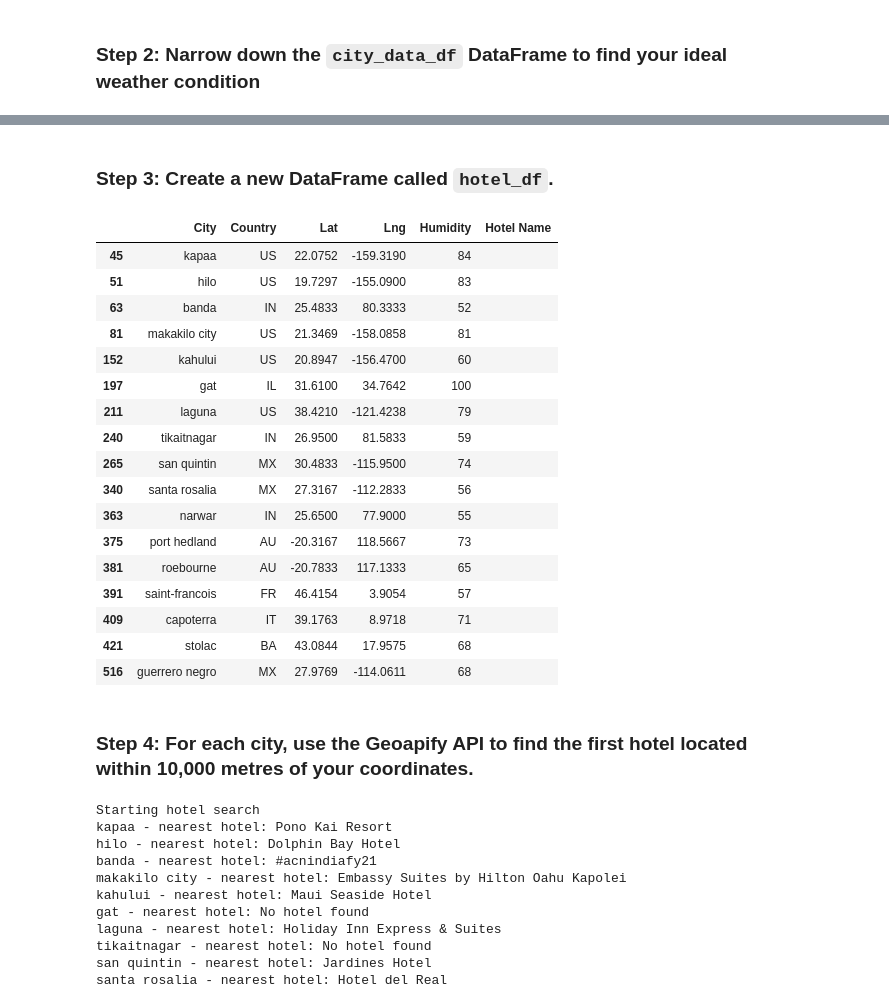
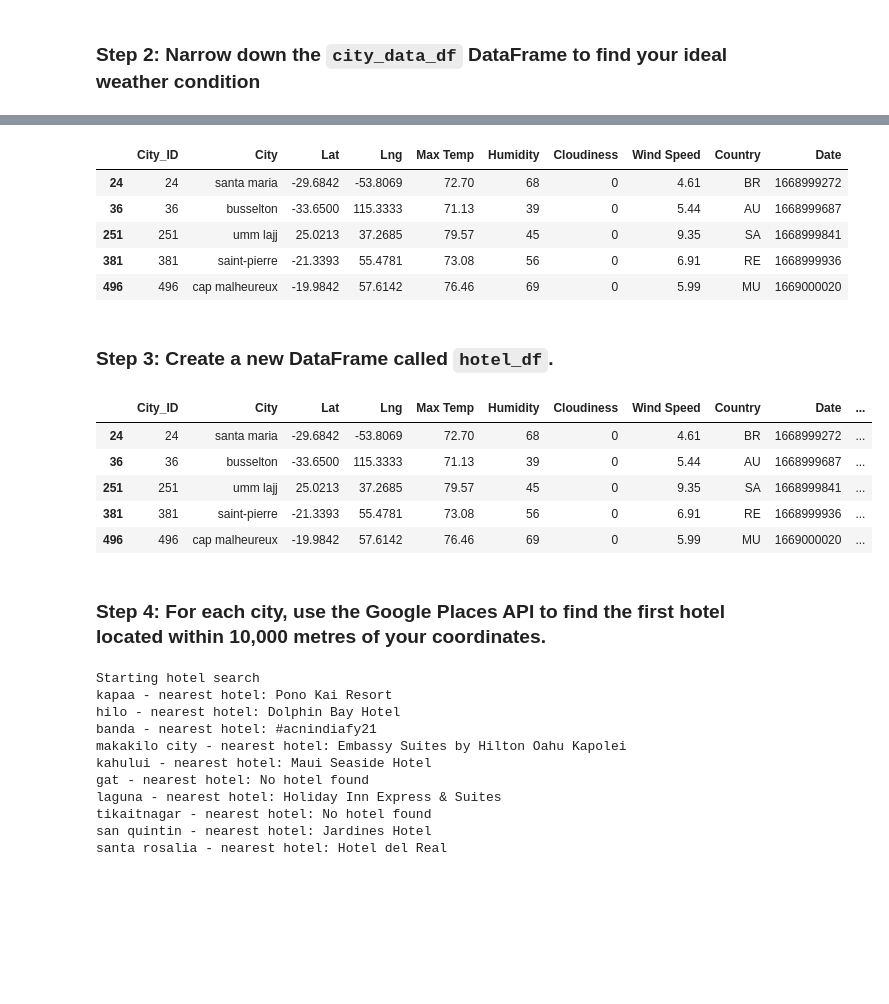
Before and after one commit to rchascall/python-api-challenge, a Jupyter notebook: WeatherPy/VacationPy.ipynb, the cells around one changed output, grey strips where cells are left out. Cells and saved outputs as stored; diff of their text form; code cells hidden in the pictures; blank space fills up the shorter version.

Commit message:
Push after Hotel_df creation

```diff
--- a/WeatherPy/VacationPy.ipynb
+++ b/WeatherPy/VacationPy.ipynb
@@ -75,35 +56,35 @@ city_data_df.head()
+# %%
+# Narrow down cities that fit criteria and drop any results with null values
+dream_cities_df = city_data_df.loc[(city_data_df["Max Temp"] < 80) & (city_data_df["Max Temp"] > 70)
+                                    & (city_data_df["Wind Speed"] < 10) & (city_data_df["Cloudiness"] == 0)
+                                    ]
+dream_cities_df
+# %% [output]
+|  | City_ID | City | Lat | Lng | Max Temp | Humidity | Cloudiness | Wind Speed | Country | Date |
+| 24 | 24 | santa maria | -29.6842 | -53.8069 | 72.70 | 68 | 0 | 4.61 | BR | 1668999272 |
+| 36 | 36 | busselton | -33.6500 | 115.3333 | 71.13 | 39 | 0 | 5.44 | AU | 1668999687 |
+| 251 | 251 | umm lajj | 25.0213 | 37.2685 | 79.57 | 45 | 0 | 9.35 | SA | 1668999841 |
+| 381 | 381 | saint-pierre | -21.3393 | 55.4781 | 73.08 | 56 | 0 | 6.91 | RE | 1668999936 |
+| 496 | 496 | cap malheureux | -19.9842 | 57.6142 | 76.46 | 69 | 0 | 5.99 | MU | 1669000020 |
 # %% [markdown]
 ### Step 3: Create a new DataFrame called `hotel_df`.
 # %%
 # Use the Pandas copy function to create DataFrame called hotel_df to store the city, country, coordinates, and humidity
-# YOUR CODE HERE
+hotel_df = dream_cities_df.copy(deep=True)
+#hotel_df
 
 # Add an empty column, "Hotel Name," to the DataFrame so you can store the hotel found using the Geoapify API
-# YOUR CODE HERE
-
-# Display sample data
-# YOUR CODE HERE
+hotel_df["Hotel Name"] = ""
+hotel_df
 # %% [output]
-|  | City | Country | Lat | Lng | Humidity | Hotel Name |
-| 45 | kapaa | US | 22.0752 | -159.3190 | 84 |  |
-| 51 | hilo | US | 19.7297 | -155.0900 | 83 |  |
-| 63 | banda | IN | 25.4833 | 80.3333 | 52 |  |
-| 81 | makakilo city | US | 21.3469 | -158.0858 | 81 |  |
-| 152 | kahului | US | 20.8947 | -156.4700 | 60 |  |
-| 197 | gat | IL | 31.6100 | 34.7642 | 100 |  |
-| 211 | laguna | US | 38.4210 | -121.4238 | 79 |  |
-| 240 | tikaitnagar | IN | 26.9500 | 81.5833 | 59 |  |
-| 265 | san quintin | MX | 30.4833 | -115.9500 | 74 |  |
-| 340 | santa rosalia | MX | 27.3167 | -112.2833 | 56 |  |
-| 363 | narwar | IN | 25.6500 | 77.9000 | 55 |  |
-| 375 | port hedland | AU | -20.3167 | 118.5667 | 73 |  |
-| 381 | roebourne | AU | -20.7833 | 117.1333 | 65 |  |
-| 391 | saint-francois | FR | 46.4154 | 3.9054 | 57 |  |
-| 409 | capoterra | IT | 39.1763 | 8.9718 | 71 |  |
-| 421 | stolac | BA | 43.0844 | 17.9575 | 68 |  |
-| 516 | guerrero negro | MX | 27.9769 | -114.0611 | 68 |  |
+|  | City_ID | City | Lat | Lng | Max Temp | Humidity | Cloudiness | Wind Speed | Country | Date | ... |
+| 24 | 24 | santa maria | -29.6842 | -53.8069 | 72.70 | 68 | 0 | 4.61 | BR | 1668999272 | ... |
+| 36 | 36 | busselton | -33.6500 | 115.3333 | 71.13 | 39 | 0 | 5.44 | AU | 1668999687 | ... |
+| 251 | 251 | umm lajj | 25.0213 | 37.2685 | 79.57 | 45 | 0 | 9.35 | SA | 1668999841 | ... |
+| 381 | 381 | saint-pierre | -21.3393 | 55.4781 | 73.08 | 56 | 0 | 6.91 | RE | 1668999936 | ... |
+| 496 | 496 | cap malheureux | -19.9842 | 57.6142 | 76.46 | 69 | 0 | 5.99 | MU | 1669000020 | ... |
 # %% [markdown]
-### Step 4: For each city, use the Geoapify API to find the first hotel located within 10,000 metres of your coordinates.
+### Step 4: For each city, use the Google Places API to find the first hotel located within 10,000 metres of your coordinates.
 # %%
 # Set parameters to search for a hotel
 radius = # YOUR CODE HERE
```
Also changed, not shown: parts of 5 cells of this notebook, 1 other file.
